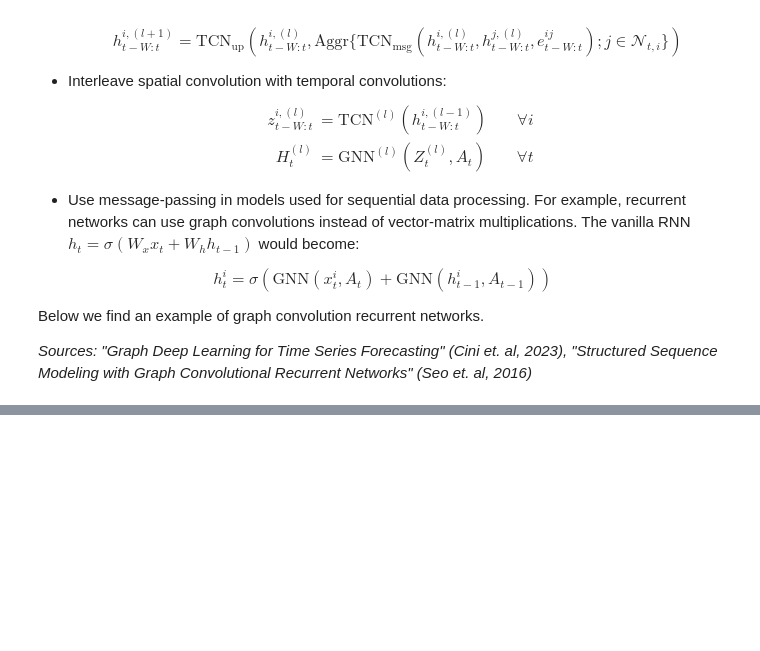
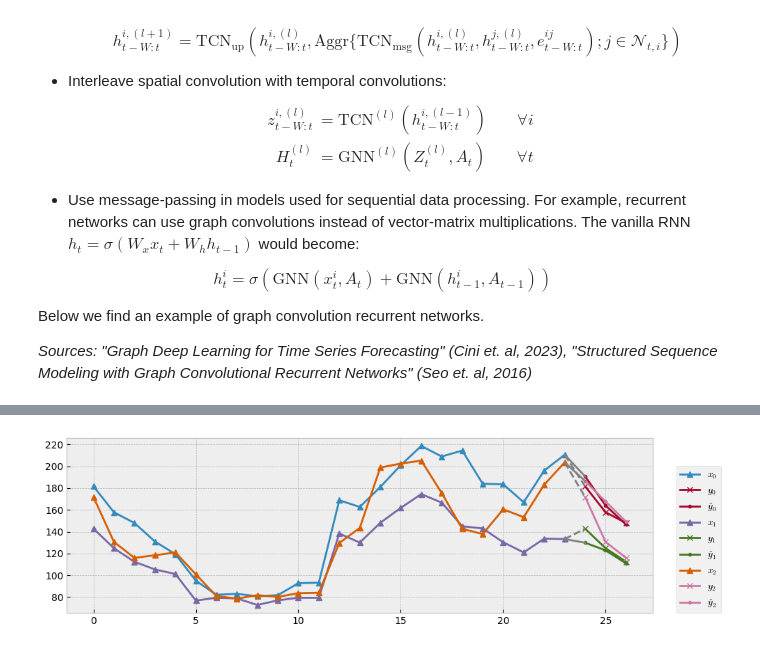
Before and after one commit to MicheleCattaneo/Graph-Neural-Networks-Tutorial, a Jupyter notebook: stgnn.ipynb, the cells around one changed output, grey strips where cells are left out. Saved outputs shown, nothing was run; the diff lists cells and outputs as text; code cells hidden in the pictures; blank space fills up the shorter version.

```diff
--- a/stgnn.ipynb
+++ b/stgnn.ipynb
@@ -775,0 +841,6 @@ ax.legend()
+# %%
+plot_window_and_forecast(test_batch=test_batch,
+                         batch_elem=32,
+                         nodes_to_plot=[0,1,2])
+# %% [output]
+[figure, added]
```
Also changed, not shown: parts of 20 cells of this notebook.
